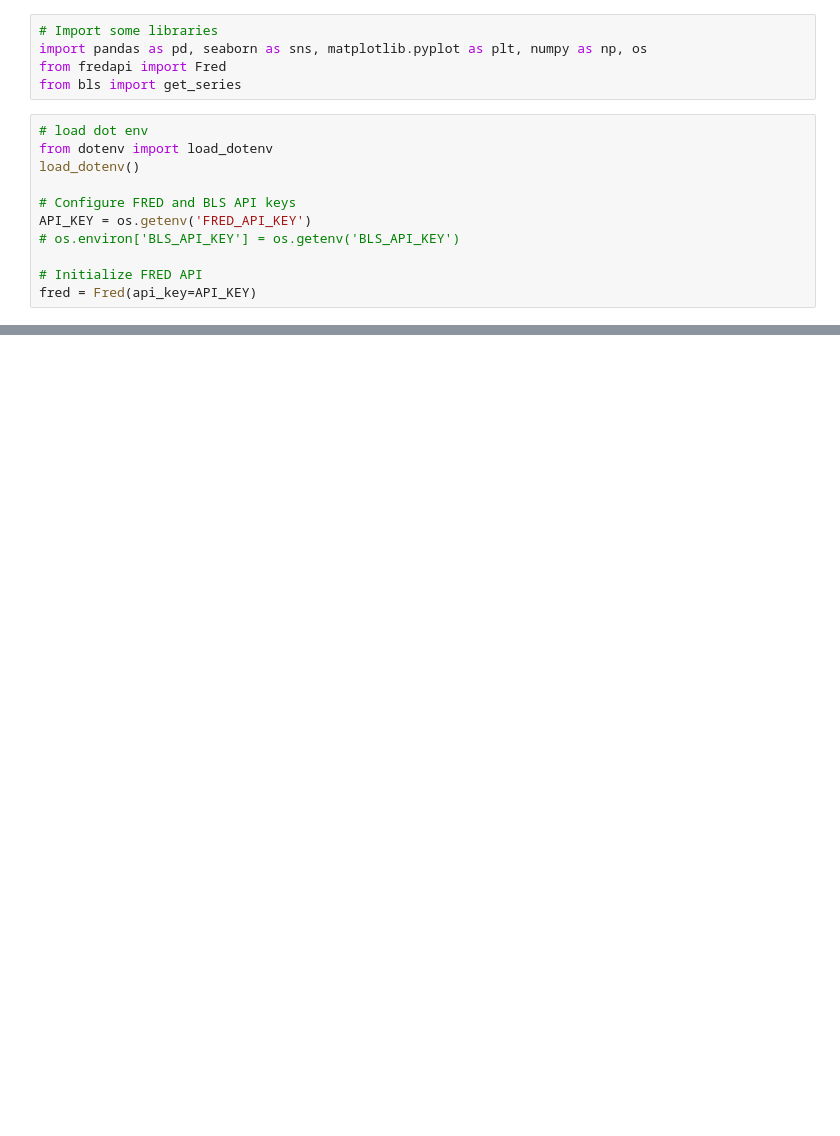
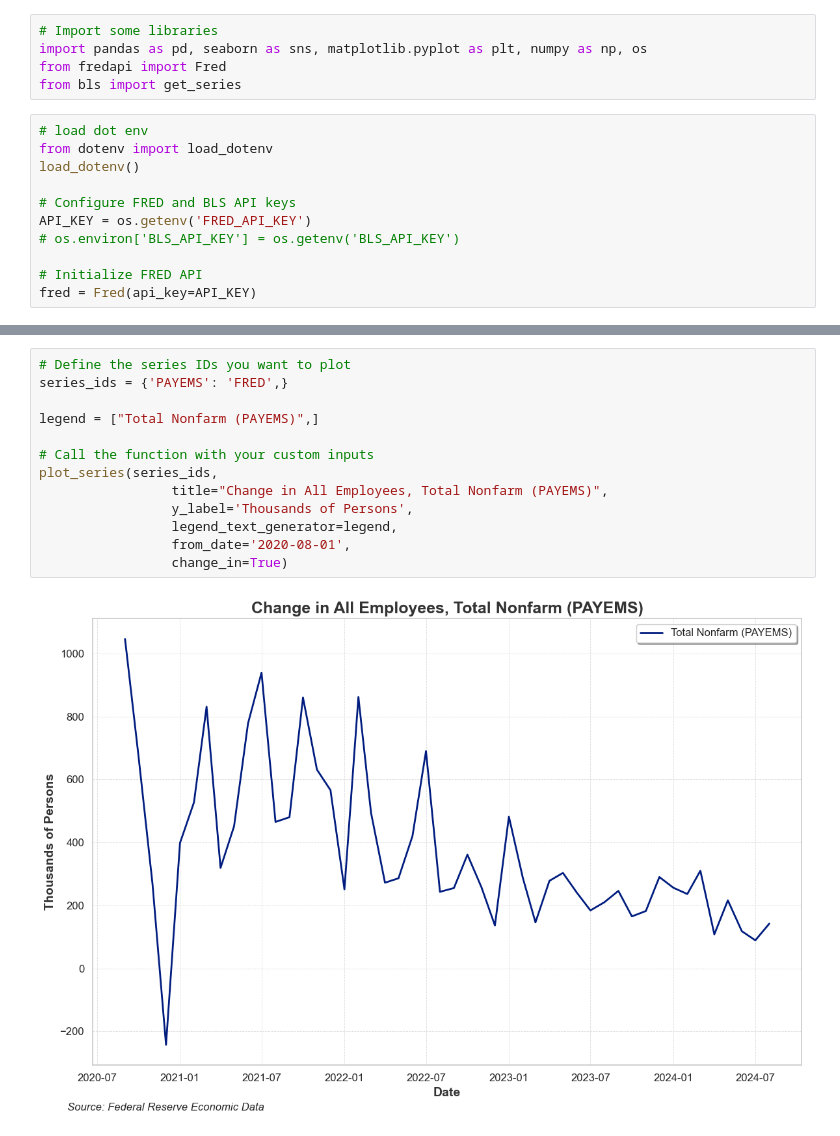
Before and after one commit to AkeBoss-tech/FEDChallenge, a Jupyter notebook: main.ipynb, the cells around one changed output, grey strips where cells are left out. Saved outputs shown, nothing was run; the diff lists cells and outputs as text; blank space fills up the shorter version.

```diff
--- a/main.ipynb
+++ b/main.ipynb
@@ -129,0 +149,15 @@ plot_series(series_ids,
+# %%
+# Define the series IDs you want to plot
+series_ids = {'PAYEMS': 'FRED',}
+
+legend = ["Total Nonfarm (PAYEMS)",]
+
+# Call the function with your custom inputs
+plot_series(series_ids,
+                 title="Change in All Employees, Total Nonfarm (PAYEMS)",
+                 y_label='Thousands of Persons',
+                 legend_text_generator=legend,
+                 from_date='2020-08-01',
+                 change_in=True)
+# %% [output]
+[figure, added]
```
Also changed, not shown: parts of 6 cells of this notebook, 6 other files.
